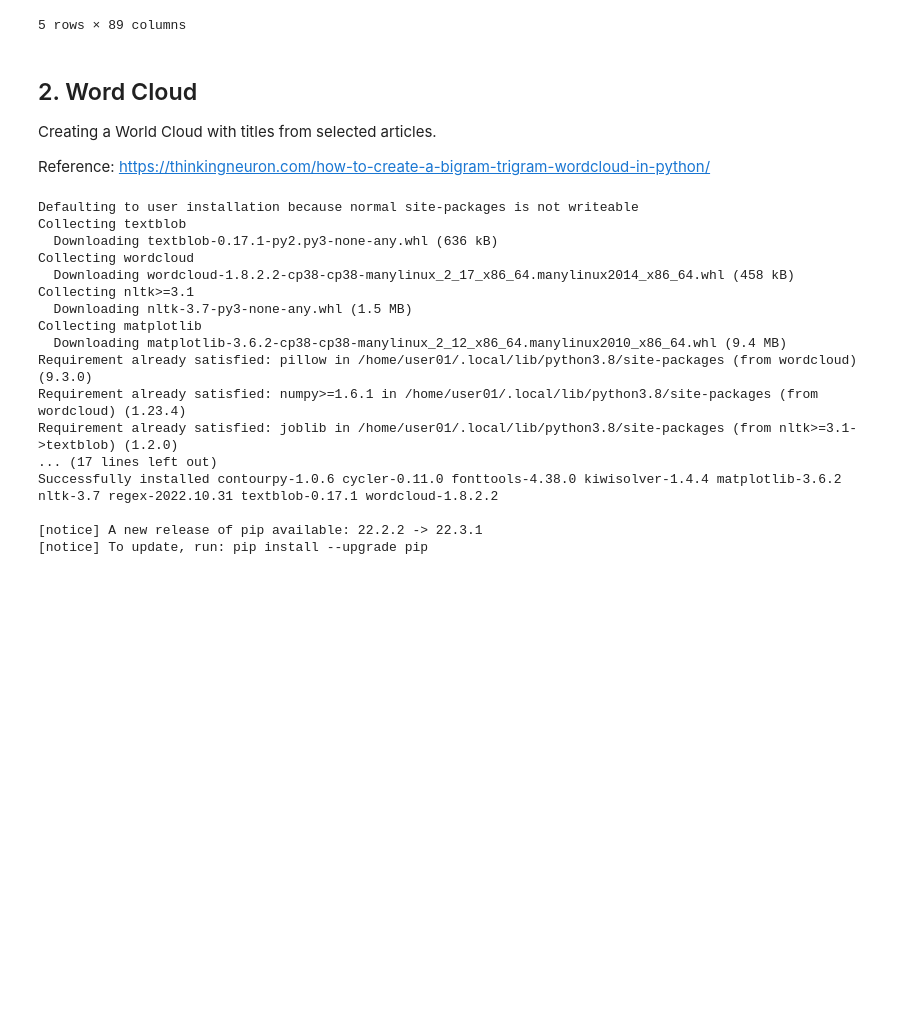
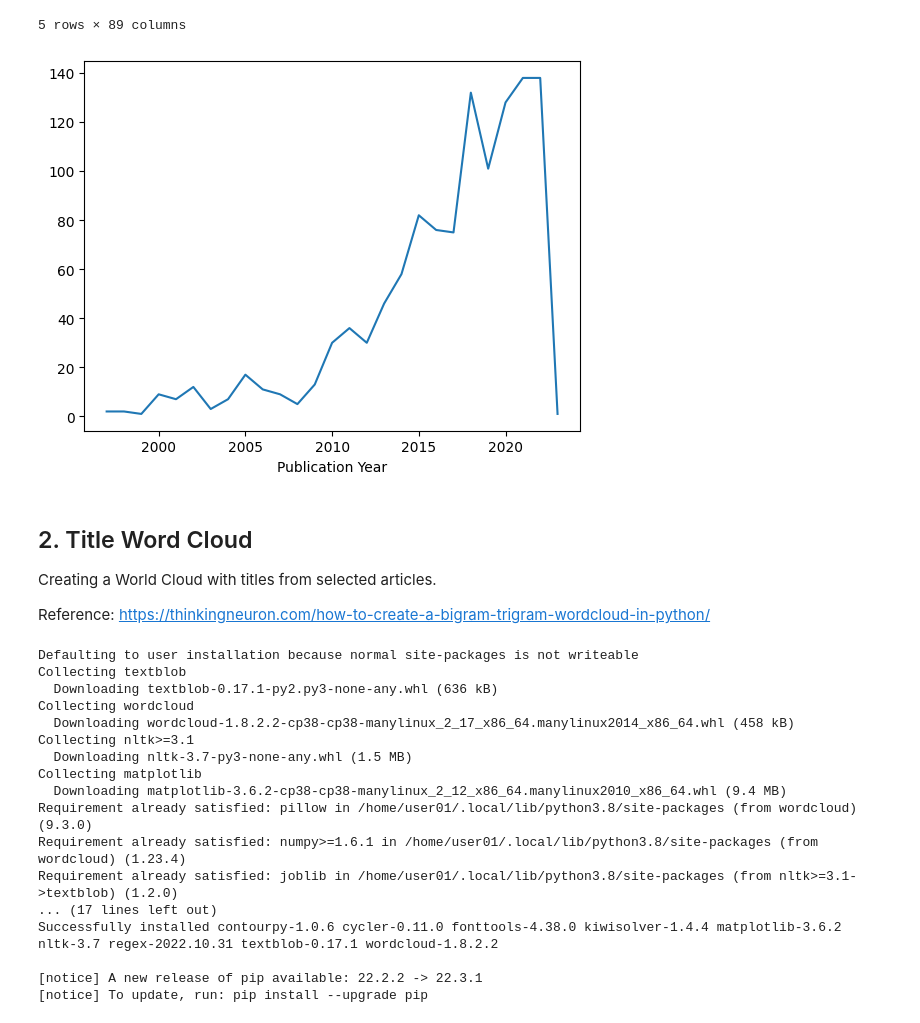
Before and after one commit to rodra-go/mldf-eaai, a Jupyter notebook: notebooks/1 - Title Word Count.ipynb, the cells around one changed output. Drawn from its saved outputs; the diff is of its cells as text; code cells hidden in the pictures; blank space fills up the shorter version.

```diff
--- a/notebooks/1 - Title Word Count.ipynb
+++ b/notebooks/1 - Title Word Count.ipynb
@@ -34,5 +36,9 @@ df.head()
+# %%
+df_in.groupby('Publication Year').count()['Title'].plot()
+# %% [output]
+[figure, added]
 # %% [markdown]
-## 2. Word Cloud
+## 2. Title Word Cloud
 
 Creating a World Cloud with titles from selected articles.
 
```
Also changed, not shown: parts of 6 cells of this notebook.
